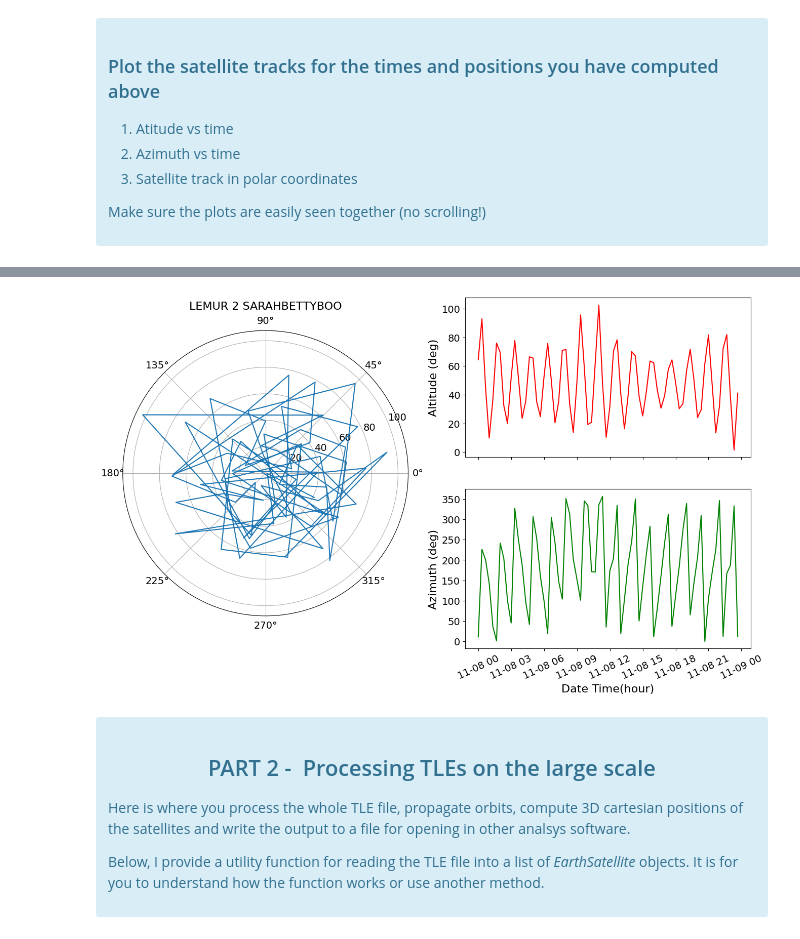
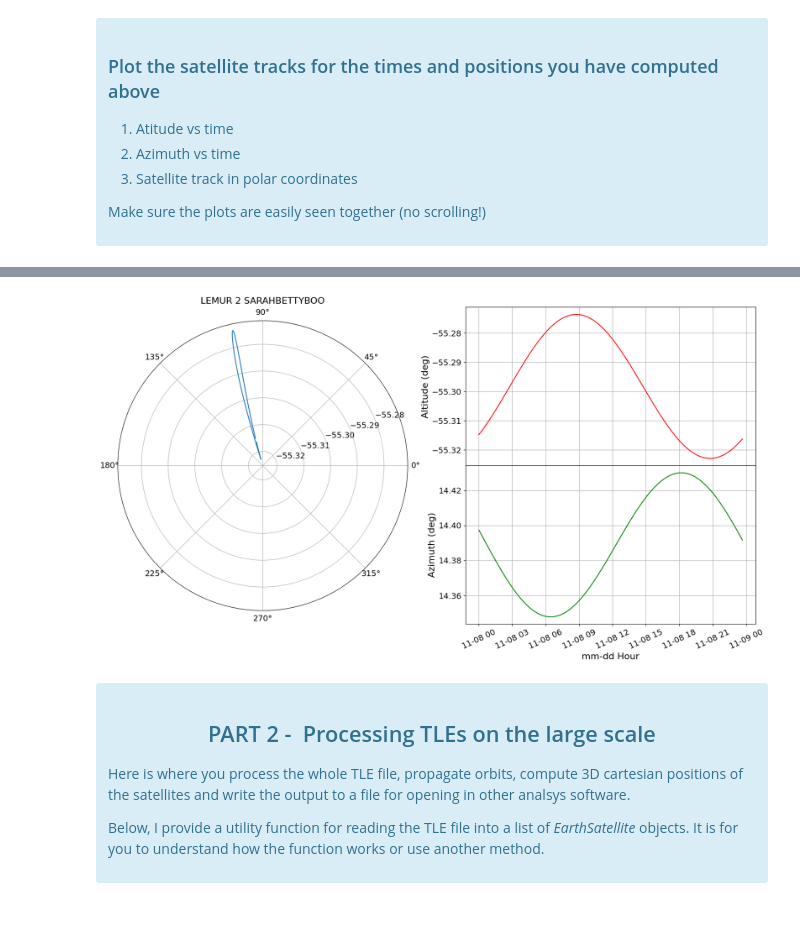
Before and after one commit to RiPires/ETS-Labs, a Jupyter notebook: Report2_Sattelites/PL_Satellites_ReportTemplate.ipynb, the cells around one changed output, grey strips where cells are left out. Cells and saved outputs as stored; diff of their text form; code cells hidden in the pictures.

```diff
--- a/Report2_Sattelites/PL_Satellites_ReportTemplate.ipynb
+++ b/Report2_Sattelites/PL_Satellites_ReportTemplate.ipynb
@@ -116,9 +116,12 @@ From the TLE file provided for this exercise, select a satellite and load its or
 </div>
 # %%
 ## Select satellite
-l1 = '0 LEMUR 2 SARAHBETTYBOO'
+""" l1 = '0 LEMUR 2 SARAHBETTYBOO'
 l2 = '1 43888U 18111N   23310.72641893  .00032350  00000-0  19685-2 0  9996'
-l3 = '2 43888  97.6692 220.6591 0014569  67.8923 292.3852 15.10264039266047'
+l3 = '2 43888  97.6692 220.6591 0014569  67.8923 292.3852 15.10264039266047' """
+l1 = '0 INTELSAT 18'
+l2 = '1 37834U 11056A   23310.53660828  .00000059  00000-0  00000-0 0  9999'
+l3 = '2 37834   0.0164 273.0485 0002003 311.6182 194.0234  1.00273532 44244'
 ## Load its orbital elements
 orbitElement = ephem.readtle(l1,l2,l3)
 # %% [markdown]
@@ -218,34 +226,35 @@ Make sure the plots are easily seen together (no scrolling!)
 # %%
-fig = plt.figure(figsize=(16,9))
-
-# alt vs time
+fig = plt.figure(figsize=(20,10))
+plt.subplots_adjust(wspace=0.2, hspace=0)
+# Altitude vs time
 ax1 = fig.add_subplot(222)
-ax1.plot(times, 90+np.array(alt), color='r')
-#ax1.set_xlabel('Date')
+ax1.plot(times, np.array(alt), color='r')
+ax1.set_ylabel('Altitude (deg)', fontsize=16)
 plt.xticks(color='w')
-ax1.set_ylabel('Altitude (deg)', fontsize=16)
 plt.yticks(fontsize=14)
+plt.grid()
 #ax1.set_title('Altitude')
 
-# az vs time
+# Azimute vs time
 ax2 = fig.add_subplot(224)
 ax2.plot(times, az, color='g')
-ax2.set_xlabel('Date Time(hour)', fontsize=16)
+ax2.set_xlabel('mm-dd Hour', fontsize=16)
+ax2.set_ylabel('Azimuth (deg)', fontsize=16)
 plt.xticks(rotation=25,fontsize=14)
-ax2.set_ylabel('Azimuth (deg)', fontsize=16)
 plt.yticks(fontsize=14)
+plt.grid()
 #ax2.set_title('Azimuth')
 
-## polar coordinates
+## Position in polar coordinates
 ax3 = fig.add_subplot(121, projection = 'polar')
-ax3.plot(az, 90+np.array(alt))
+ax3.plot(az, alt)
 ax3.grid(True)
 ax3.set_title("LEMUR 2 SARAHBETTYBOO", va='bottom', fontsize=16)
 plt.xticks(fontsize=14)
 plt.yticks(fontsize=14)
 plt.show()
 # %% [output]
-[figure, old version]
+[figure, new version]
 # %% [markdown]
 <div class="alert alert-block alert-info">
 
```
Also changed, not shown: parts of 14 cells of this notebook, 4 other files.
